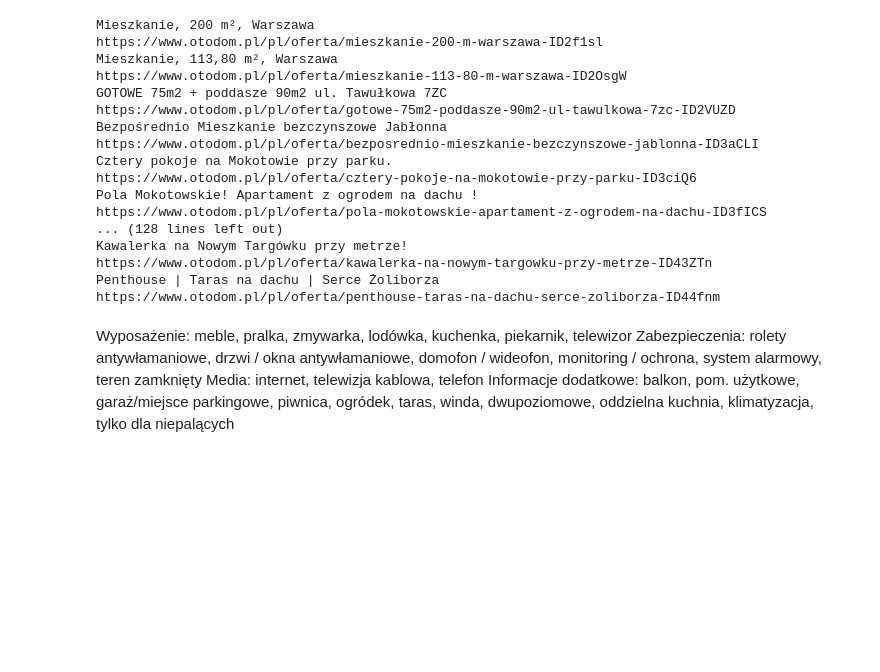
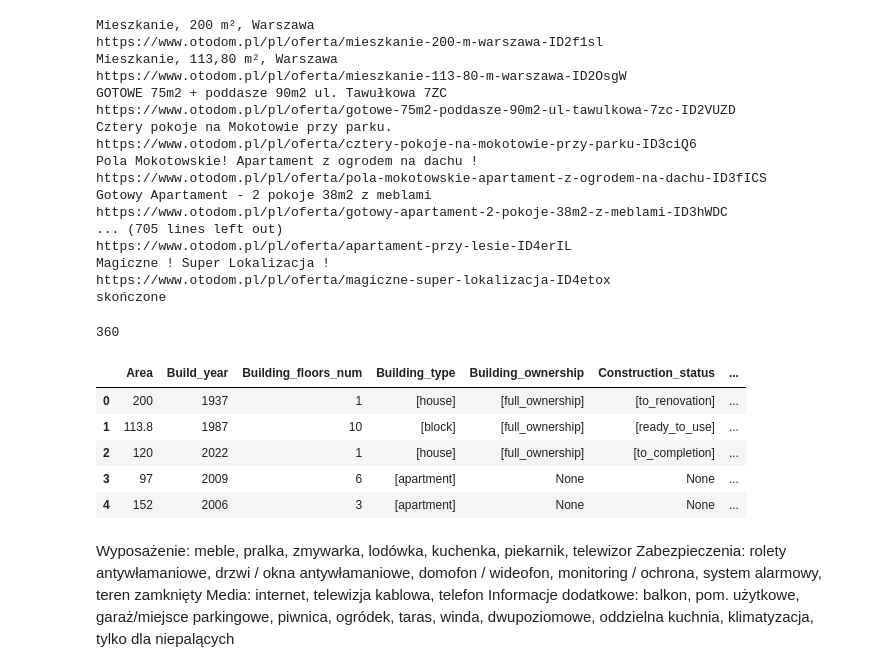
Before and after one commit to LukaszStrzalkowski94/propdesk, a Jupyter notebook: Otodom/Otodom.ipynb, the cells around one changed output. Cells and saved outputs as stored; diff of their text form; code cells hidden in the pictures; blank space fills up the shorter version.

```diff
--- a/Otodom/Otodom.ipynb
+++ b/Otodom/Otodom.ipynb
@@ -38,6 +38,6 @@ def pages_to_scrape(pages, limit):
 # %%
 #Wywołanie funkcji
-Otodom_links = pages_to_scrape(2,10)
+Otodom_links = pages_to_scrape(10)
 # %% [output]
 Mieszkanie, 200 m², Warszawa
 https://www.otodom.pl/pl/oferta/mieszkanie-200-m-warszawa-ID2f1sl
@@ -45,17 +45,21 @@ Mieszkanie, 113,80 m², Warszawa
 https://www.otodom.pl/pl/oferta/mieszkanie-113-80-m-warszawa-ID2OsgW
 GOTOWE 75m2 + poddasze 90m2 ul. Tawułkowa 7ZC
 https://www.otodom.pl/pl/oferta/gotowe-75m2-poddasze-90m2-ul-tawulkowa-7zc-ID2VUZD
-Bezpośrednio Mieszkanie bezczynszowe Jabłonna
-https://www.otodom.pl/pl/oferta/bezposrednio-mieszkanie-bezczynszowe-jablonna-ID3aCLI
 Cztery pokoje na Mokotowie przy parku.
 https://www.otodom.pl/pl/oferta/cztery-pokoje-na-mokotowie-przy-parku-ID3ciQ6
 Pola Mokotowskie! Apartament z ogrodem na dachu !
 https://www.otodom.pl/pl/oferta/pola-mokotowskie-apartament-z-ogrodem-na-dachu-ID3fICS
-... (128 lines left out)
-Kawalerka na Nowym Targówku przy metrze!
-https://www.otodom.pl/pl/oferta/kawalerka-na-nowym-targowku-przy-metrze-ID43ZTn
-Penthouse | Taras na dachu | Serce Żoliborza
-https://www.otodom.pl/pl/oferta/penthouse-taras-na-dachu-serce-zoliborza-ID44fnm
+Gotowy Apartament - 2 pokoje 38m2 z meblami
+https://www.otodom.pl/pl/oferta/gotowy-apartament-2-pokoje-38m2-z-meblami-ID3hWDC
+... (705 lines left out)
+https://www.otodom.pl/pl/oferta/apartament-przy-lesie-ID4erIL
+Magiczne ! Super Lokalizacja !
+https://www.otodom.pl/pl/oferta/magiczne-super-lokalizacja-ID4etox
+skończone
+# %%
+len(Otodom_links)
+# %% [output]
+360
 # %%
 #Ustawianie kluczy i tworzenie pustego słownika
 klucze_target = ['Area', 'Build_year', 'Building_floors_num', 'Building_type', 'Building_ownership', 'Construction_status', 'City', 'City_id', 'Country', 'Extras_types', 'Floor_no', 'MarketType', 'OfferType', 'Price', 'Price_per_m', 'ProperType', 'Province', 'Rent', 'Rooms_num', 'Subregion', 'Windows_type', 'env', 'Equipment_types', 'Heating', 'Media_types', 'Security_types', 'Building_material', 'user_type']
@@ -100,6 +104,15 @@ for link in Otodom_links:
 time.sleep(5)
 # %%
 df = pd.DataFrame(wszystkie_mieszkanie)
+# %%
+df.head(5)
+# %% [output]
+|  | Area | Build_year | Building_floors_num | Building_type | Building_ownership | Construction_status | ... |
+| 0 | 200 | 1937 | 1 | [house] | [full_ownership] | [to_renovation] | ... |
+| 1 | 113.8 | 1987 | 10 | [block] | [full_ownership] | [ready_to_use] | ... |
+| 2 | 120 | 2022 | 1 | [house] | [full_ownership] | [to_completion] | ... |
+| 3 | 97 | 2009 | 6 | [apartment] | None | None | ... |
+| 4 | 152 | 2006 | 3 | [apartment] | None | None | ... |
 # %%
 pd.set_option('display.max_columns', None)
 # %% [markdown]
```
Also changed, not shown: parts of 5 cells of this notebook.
